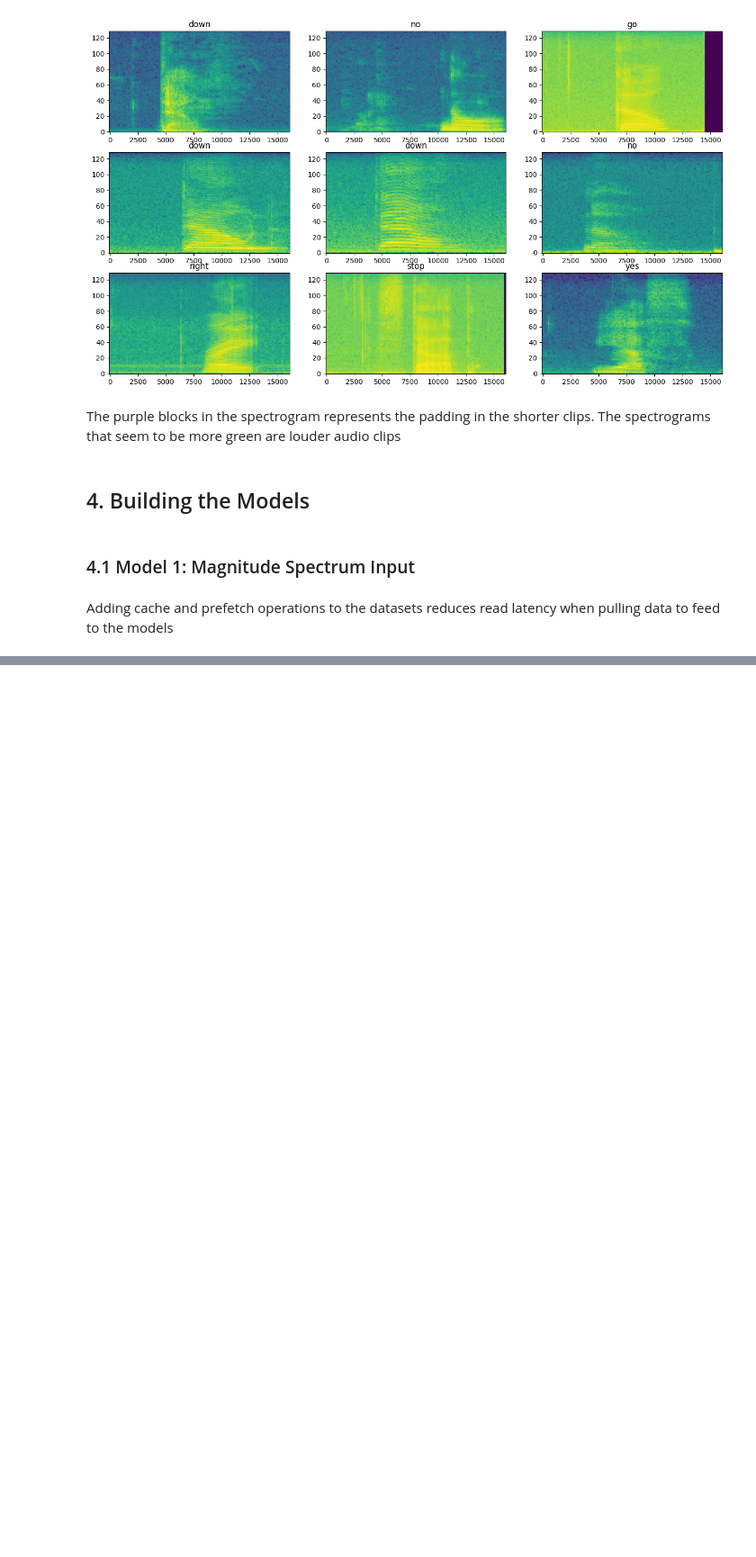
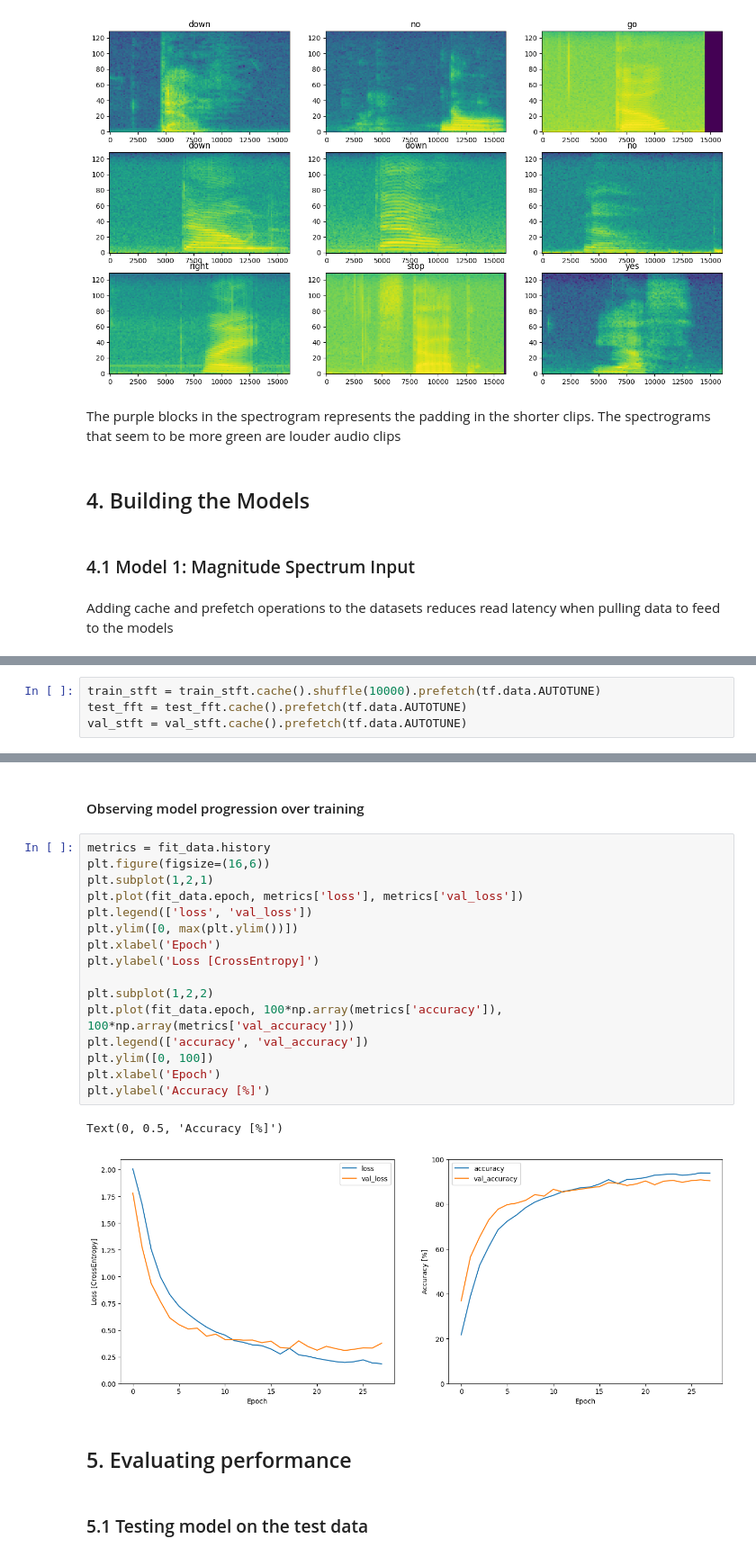
Before and after one commit to Lucas-Piccininni/628_Final_Project, a Jupyter notebook: Command_Recognition.ipynb, the cells around one changed output, grey strips where cells are left out. Shown at 90% size. Cells and saved outputs as stored; diff of their text form; blank space fills up the shorter version.

Commit message:
Almost Done
Finished training and testing the model, now I need to reorganize the ipynb file and write a script to take in real time mic data for command recognition

```diff
--- a/Command_Recognition.ipynb
+++ b/Command_Recognition.ipynb
@@ -314,0 +586,4 @@ Make models using FFT and STFT as inputs and compare results. Alter hyperparamet
+# %%
+train_stft = train_stft.cache().shuffle(10000).prefetch(tf.data.AUTOTUNE)
+test_fft = test_fft.cache().prefetch(tf.data.AUTOTUNE)
+val_stft = val_stft.cache().prefetch(tf.data.AUTOTUNE)
@@ -314,0 +758,25 @@ Make models using FFT and STFT as inputs and compare results. Alter hyperparamet
+# %% [markdown]
+#### Observing model progression over training
+# %%
+metrics = fit_data.history
+plt.figure(figsize=(16,6))
+plt.subplot(1,2,1)
+plt.plot(fit_data.epoch, metrics['loss'], metrics['val_loss'])
+plt.legend(['loss', 'val_loss'])
+plt.ylim([0, max(plt.ylim())])
+plt.xlabel('Epoch')
+plt.ylabel('Loss [CrossEntropy]')
+
+plt.subplot(1,2,2)
+plt.plot(fit_data.epoch, 100*np.array(metrics['accuracy']), 100*np.array(metrics['val_accuracy']))
+plt.legend(['accuracy', 'val_accuracy'])
+plt.ylim([0, 100])
+plt.xlabel('Epoch')
+plt.ylabel('Accuracy [%]')
+# %% [output]
+Text(0, 0.5, 'Accuracy [%]')
+[figure, added]
+# %% [markdown]
+## 5. Evaluating performance
+# %% [markdown]
+### 5.1 Testing model on the test data
```
Also changed, not shown: parts of 47 cells of this notebook, 5 other files.
